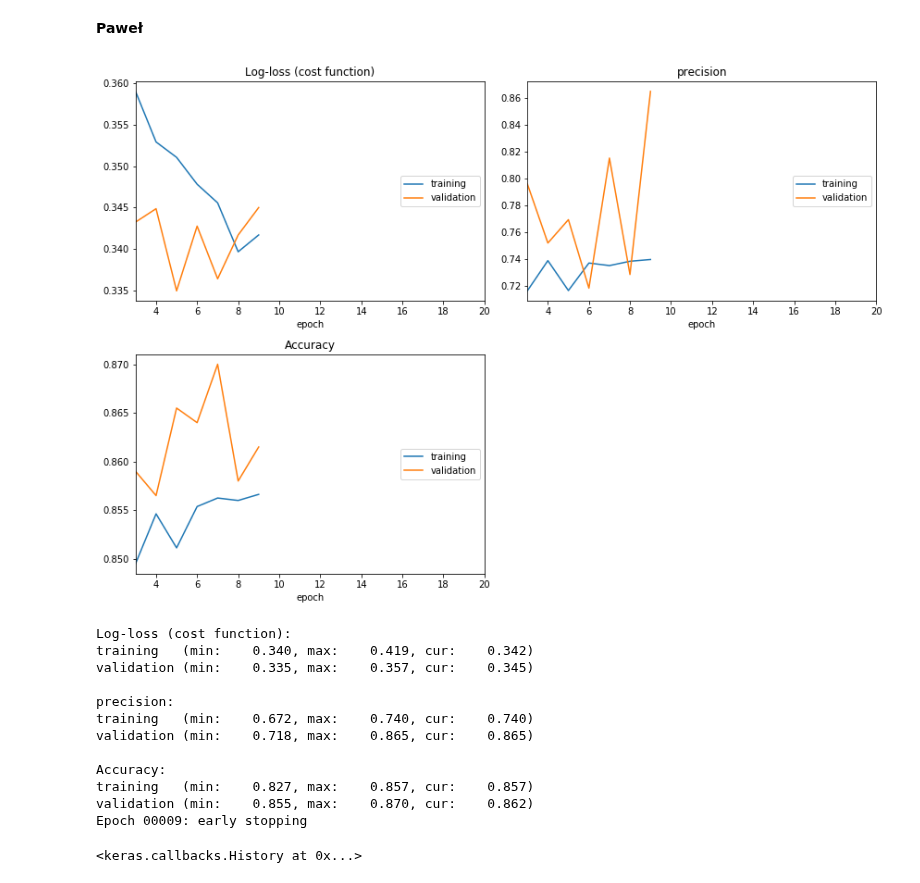
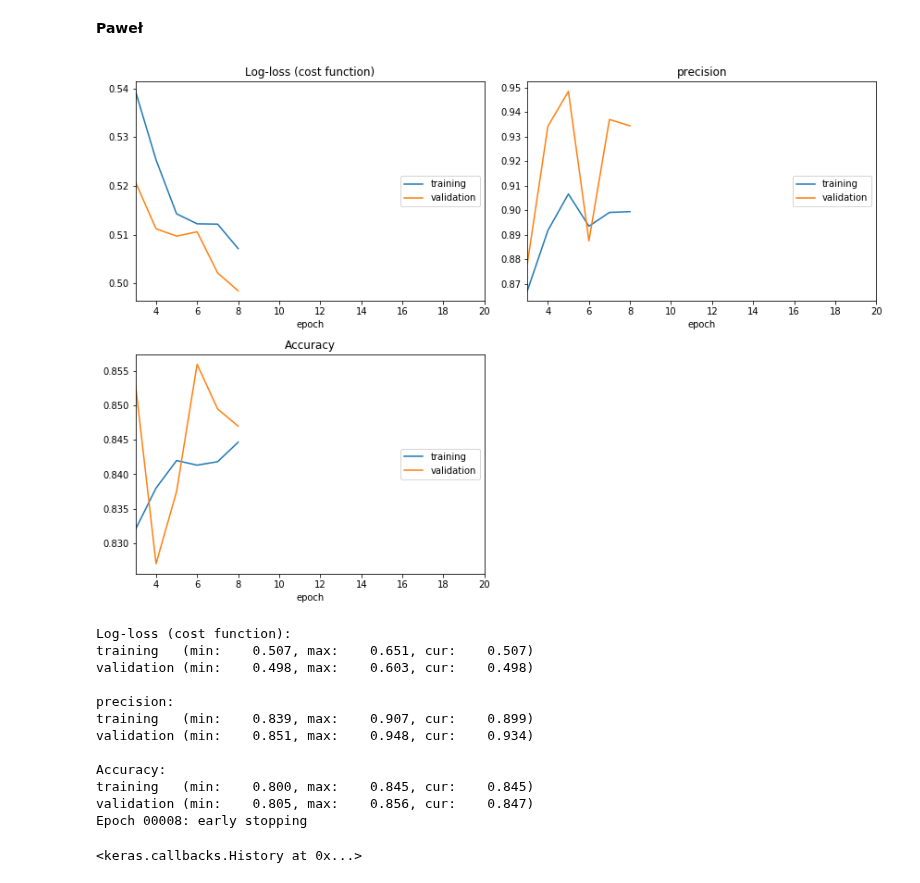
Before and after one commit to Dalthirr/NeuralNetworks, a Jupyter notebook: model.ipynb, the cells around one changed output. Saved outputs shown, nothing was run; the diff lists cells and outputs as text; code cells hidden in the pictures.

Commit message:
Dodanie wag do modelu

```diff
--- a/model.ipynb
+++ b/model.ipynb
@@ -166,41 +166,40 @@ X_test_std2 = scaler2.transform(X_test2)
 X_std2=scaler2.transform(X2)
 
 class_weight = {
-                0: 1.,
-                1: 4.
+                0: 3.,
+                1: 1.
                }
 
-es = EarlyStopping(monitor='val_loss', mode='min', verbose=1, patience = 4)
+es = EarlyStopping(monitor='val_precision', mode='max', verbose=1, patience = 3)
 # %%
-
 model2=Sequential()
 model2.add(Dense(20, activation='relu', input_shape=(10,)))
 
 
 model2.add(Dropout(0.1,))
 model2.add(Dense(75, activation='relu'))
 
 
 model2.add(Dense(1, activation='sigmoid'))
 
 
 model2.compile(loss='binary_crossentropy',
               optimizer='adam',
               metrics=[keras_metrics.precision(),'accuracy'])
 
-model2.fit(X_train_std2, y_train2,epochs=20, batch_size=2, verbose=1,validation_data=(X_test_std2,y_test2), callbacks = [PlotLossesKeras(), es])
+model2.fit(X_train_std2, y_train2,epochs=20, batch_size=2, verbose=1, validation_split = 0.25, callbacks = [PlotLossesKeras(), es], class_weight=class_weight)
 # %% [output]
-[figure, old version]
+[figure, new version]
 Log-loss (cost function):
-training   (min:    0.340, max:    0.419, cur:    0.342)
-validation (min:    0.335, max:    0.357, cur:    0.345)
+training   (min:    0.507, max:    0.651, cur:    0.507)
+validation (min:    0.498, max:    0.603, cur:    0.498)
 
 precision:
-training   (min:    0.672, max:    0.740, cur:    0.740)
-validation (min:    0.718, max:    0.865, cur:    0.865)
+training   (min:    0.839, max:    0.907, cur:    0.899)
+validation (min:    0.851, max:    0.948, cur:    0.934)
 
 Accuracy:
-training   (min:    0.827, max:    0.857, cur:    0.857)
-validation (min:    0.855, max:    0.870, cur:    0.862)
-Epoch 00009: early stopping
+training   (min:    0.800, max:    0.845, cur:    0.845)
+validation (min:    0.805, max:    0.856, cur:    0.847)
+Epoch 00008: early stopping
 <keras.callbacks.History at 0x...>
```
Also changed, not shown: parts of 3 cells of this notebook.
